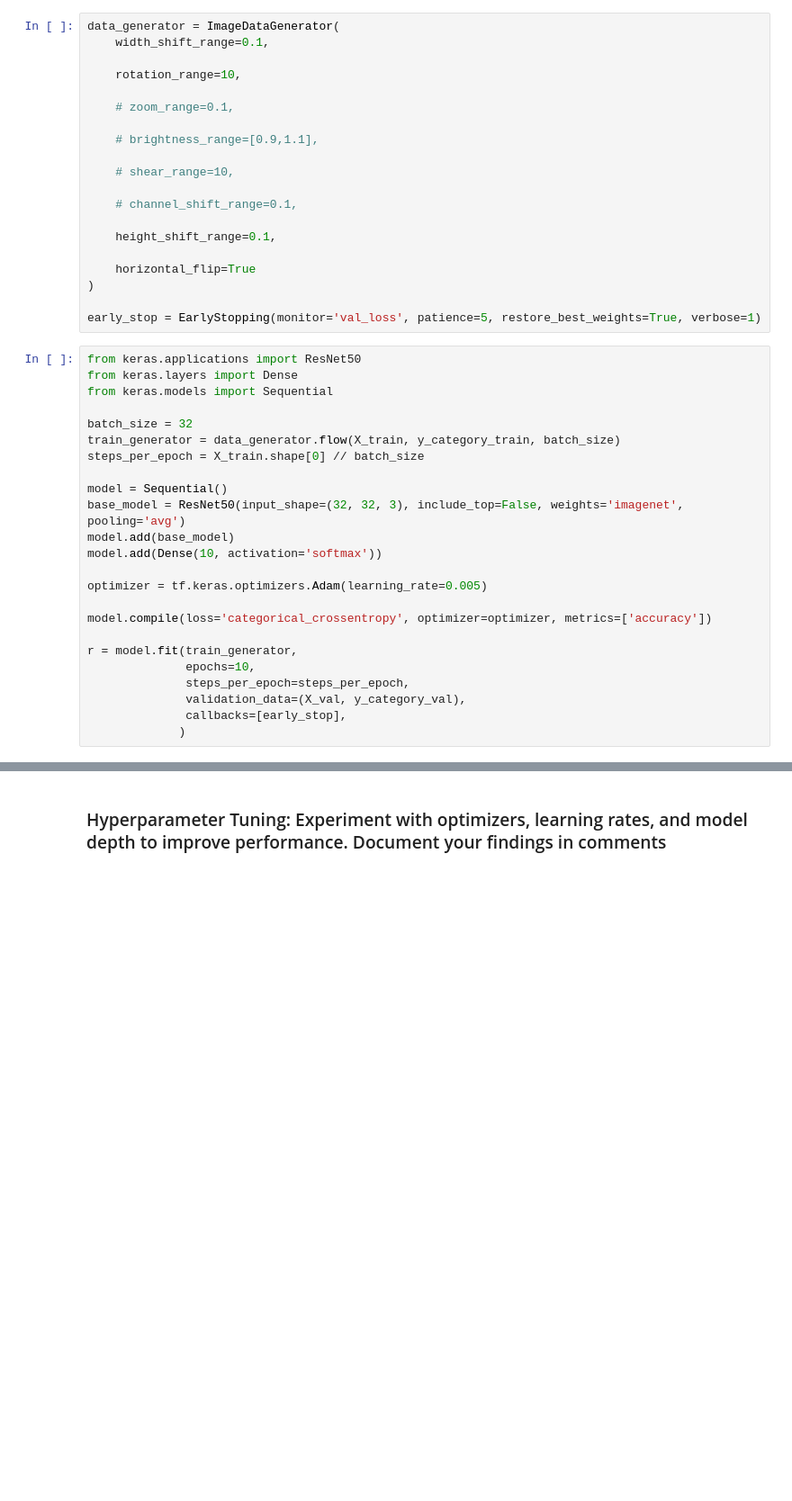
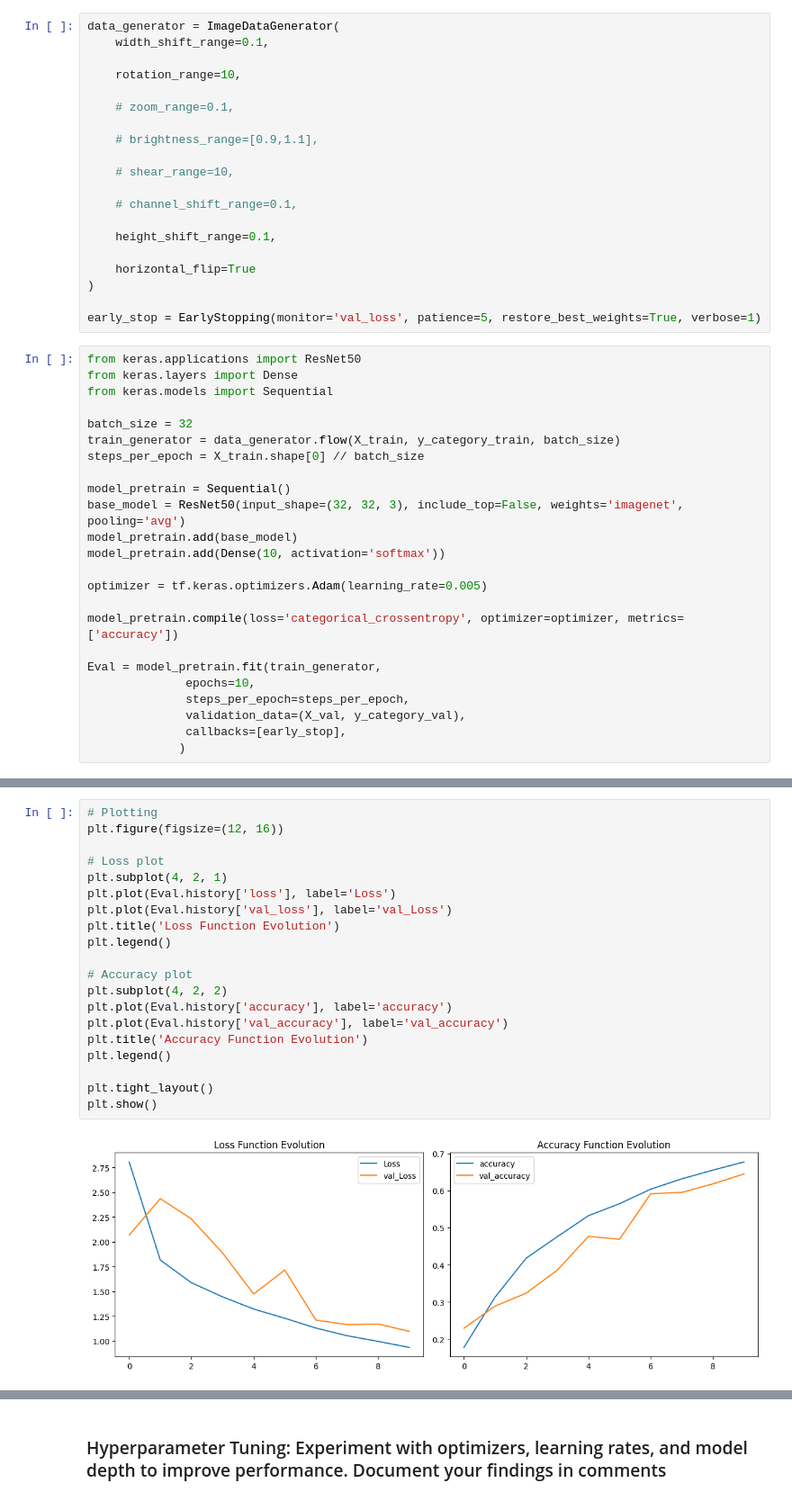
Before and after one commit to M2-Luminous/CS7GV1-Computer-Vision, a Jupyter notebook: Assignment-3/20313326_assignment_3_bonus.ipynb, the cells around one changed output, grey strips where cells are left out. Shown at 90% size. Saved outputs shown, nothing was run; the diff lists cells and outputs as text; blank space fills up the shorter version.

Commit message:
ResNet pretrain model result updated

```diff
--- a/Assignment-3/20313326_assignment_3_bonus.ipynb
+++ b/Assignment-3/20313326_assignment_3_bonus.ipynb
@@ -92,16 +92,16 @@ batch_size = 32
 train_generator = data_generator.flow(X_train, y_category_train, batch_size)
 steps_per_epoch = X_train.shape[0] // batch_size
 
-model = Sequential()
+model_pretrain = Sequential()
 base_model = ResNet50(input_shape=(32, 32, 3), include_top=False, weights='imagenet', pooling='avg')
-model.add(base_model)
-model.add(Dense(10, activation='softmax'))
+model_pretrain.add(base_model)
+model_pretrain.add(Dense(10, activation='softmax'))
 
 optimizer = tf.keras.optimizers.Adam(learning_rate=0.005)
 
-model.compile(loss='categorical_crossentropy', optimizer=optimizer, metrics=['accuracy'])
+model_pretrain.compile(loss='categorical_crossentropy', optimizer=optimizer, metrics=['accuracy'])
 
-r = model.fit(train_generator,
+Eval = model_pretrain.fit(train_generator,
               epochs=10,
               steps_per_epoch=steps_per_epoch,
               validation_data=(X_val, y_category_val),
@@ -114,0 +131,22 @@ KeyboardInterrupt:
+# %%
+# Plotting
+plt.figure(figsize=(12, 16))
+
+# Loss plot
+plt.subplot(4, 2, 1)
+plt.plot(Eval.history['loss'], label='Loss')
+plt.plot(Eval.history['val_loss'], label='val_Loss')
+plt.title('Loss Function Evolution')
+plt.legend()
+
+# Accuracy plot
+plt.subplot(4, 2, 2)
+plt.plot(Eval.history['accuracy'], label='accuracy')
+plt.plot(Eval.history['val_accuracy'], label='val_accuracy')
+plt.title('Accuracy Function Evolution')
+plt.legend()
+
+plt.tight_layout()
+plt.show()
+# %% [output]
+[figure, added]
```
Also changed, not shown: parts of 2 cells of this notebook.
